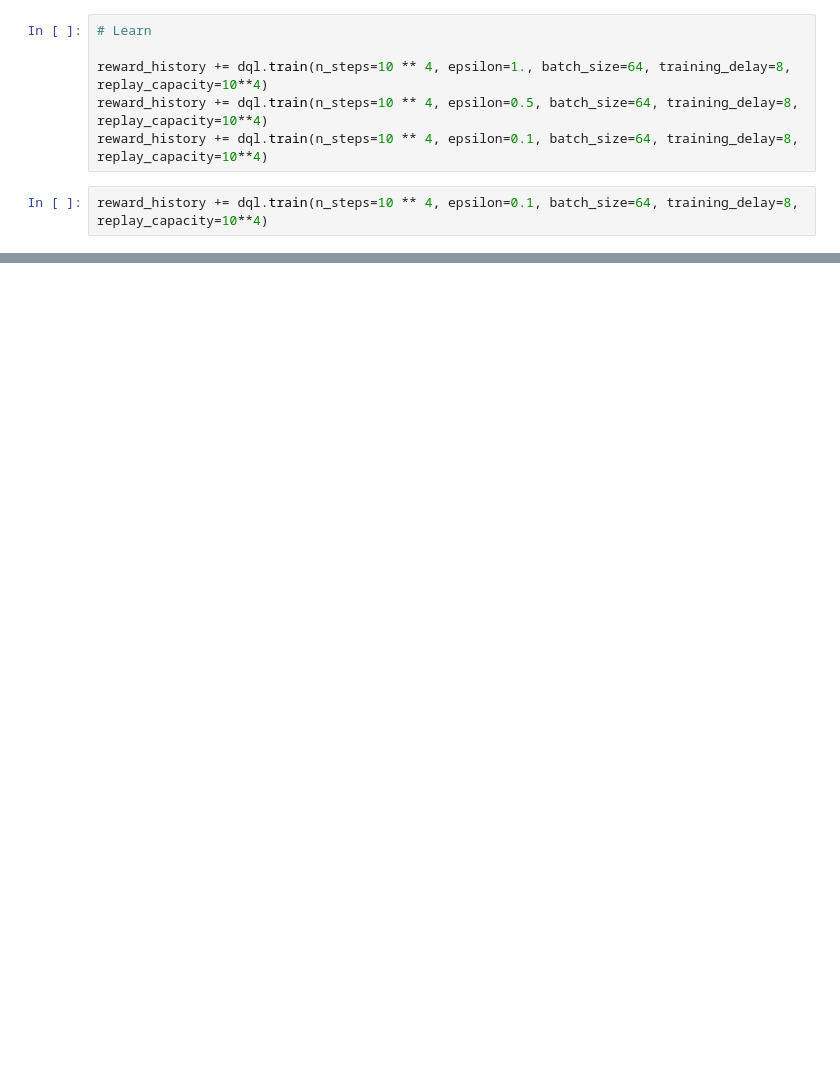
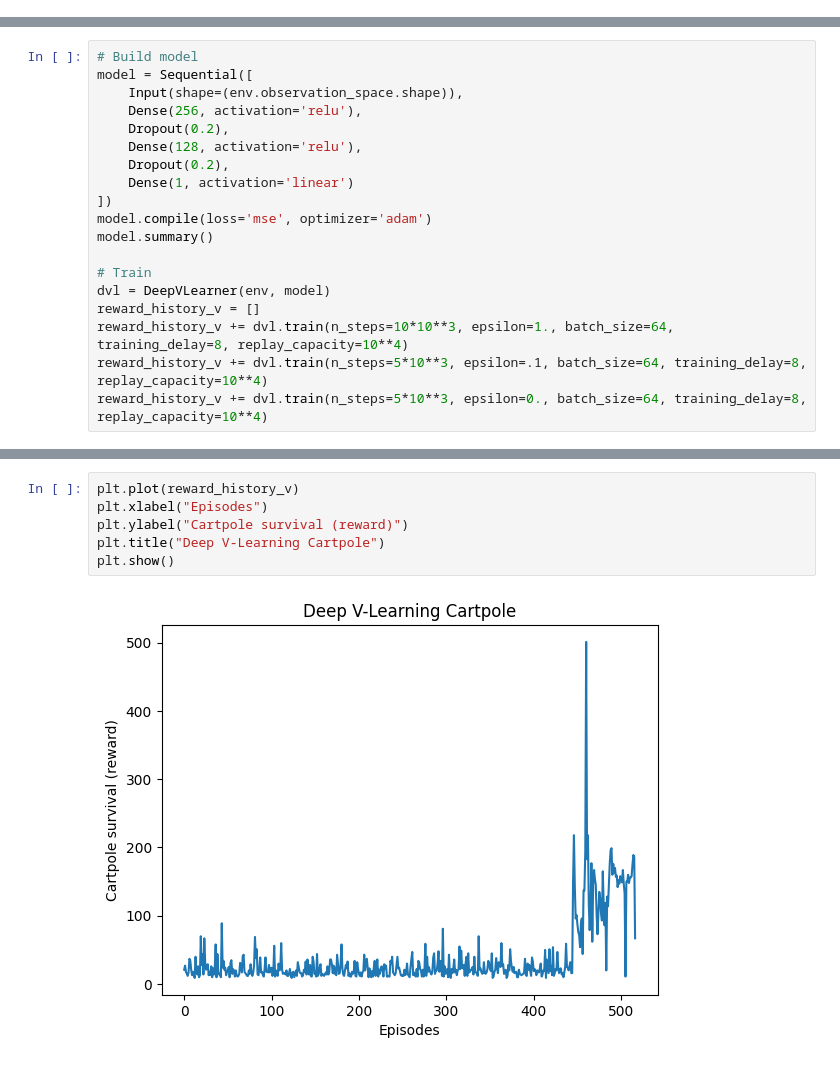
Before and after one commit to SeventhPrize/INDE-597-Group-A, a Jupyter notebook: Deep_Q_Learning/deep_q_learning.ipynb, the cells around one changed output, grey strips where cells are left out. Cells and saved outputs as stored; diff of their text form; blank space fills up the shorter version.

```diff
--- a/Deep_Q_Learning/deep_q_learning.ipynb
+++ b/Deep_Q_Learning/deep_q_learning.ipynb
@@ -255,9 +307 @@ reward_history = []
-# %%
-# Learn
-
-reward_history += dql.train(n_steps=10 ** 4, epsilon=1., batch_size=64, training_delay=8, replay_capacity=10**4)
-reward_history += dql.train(n_steps=10 ** 4, epsilon=0.5, batch_size=64, training_delay=8, replay_capacity=10**4)
-reward_history += dql.train(n_steps=10 ** 4, epsilon=0.1, batch_size=64, training_delay=8, replay_capacity=10**4)
-# %%
-reward_history += dql.train(n_steps=10 ** 4, epsilon=0.1, batch_size=64, training_delay=8, replay_capacity=10**4)
 # %%
@@ -270,0 +460,19 @@ plt.show()
+# %%
+# Build model
+model = Sequential([
+    Input(shape=(env.observation_space.shape)),
+    Dense(256, activation='relu'),
+    Dropout(0.2),
+    Dense(128, activation='relu'),
+    Dropout(0.2),
+    Dense(1, activation='linear')
+])
+model.compile(loss='mse', optimizer='adam')
+model.summary()
+
+# Train
+dvl = DeepVLearner(env, model)
+reward_history_v = []
+reward_history_v += dvl.train(n_steps=10*10**3, epsilon=1., batch_size=64, training_delay=8, replay_capacity=10**4)
+reward_history_v += dvl.train(n_steps=5*10**3, epsilon=.1, batch_size=64, training_delay=8, replay_capacity=10**4)
+reward_history_v += dvl.train(n_steps=5*10**3, epsilon=0., batch_size=64, training_delay=8, replay_capacity=10**4)
@@ -270,0 +499,8 @@ plt.show()
+# %%
+plt.plot(reward_history_v)
+plt.xlabel("Episodes")
+plt.ylabel("Cartpole survival (reward)")
+plt.title("Deep V-Learning Cartpole")
+plt.show()
+# %% [output]
+[figure, added]
```
Also changed, not shown: parts of 12 cells of this notebook.
